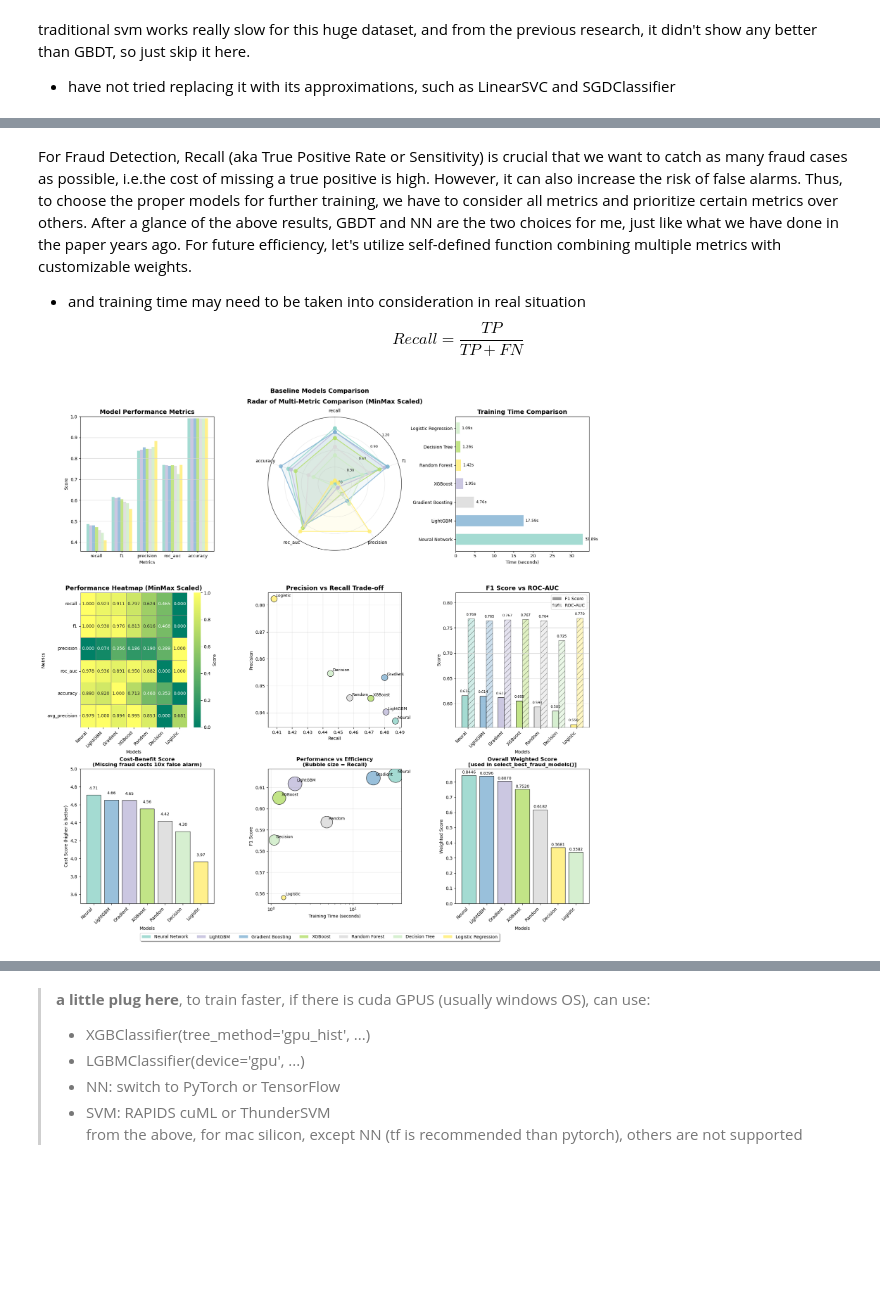
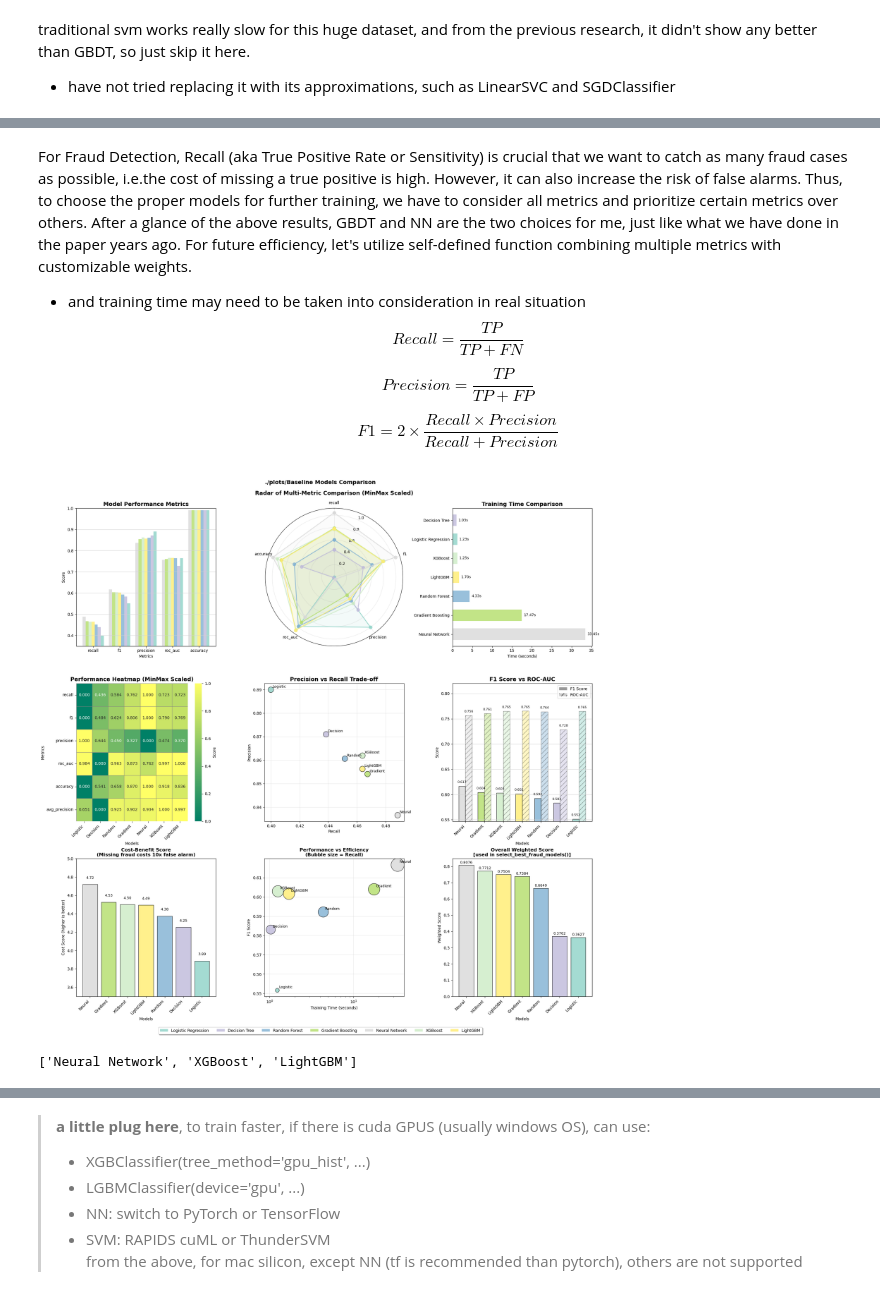
Before and after one commit to YannaCS/Fraud-Detection-By-Machine-Learning, a Jupyter notebook: Modeling.ipynb, the cells around one changed output, grey strips where cells are left out. Cells and saved outputs as stored; diff of their text form; code cells hidden in the pictures; blank space fills up the shorter version.

Commit message:
modeling

```diff
--- a/Modeling.ipynb
+++ b/Modeling.ipynb
@@ -156,6 +156,8 @@ baseline_df.to_csv('Baseline Model Performance.csv')
 For Fraud Detection, Recall (aka True Positive Rate or Sensitivity) is crucial that we want to catch as many fraud cases as possible, i.e.the cost of missing a true positive is high. However, it can also increase the risk of false alarms. Thus, to choose the proper models for further training, we have to consider all metrics and prioritize certain metrics over others. After a glance of the above results, GBDT and NN are the two choices for me, just like what we have done in the paper years ago. For future efficiency, let's utilize self-defined function combining multiple metrics with customizable weights.
 * and training time may need to be taken into consideration in real situation
 $$Recall = \frac{TP}{TP + FN}$$
+$$Precision = \frac{TP}{TP+FP}$$
+$$F1 = 2 \times \frac{Recall \times Precision}{Recall+Precision}$$
 # %%
 baseline_df = pd.read_csv('Baseline Model Performance.csv', index_col=0)
 #baseline_df
@@ -172,6 +172,6 @@ top_models, weighted_score = select_best_fraud_models(baseline_df, top_n=3, weig
 # %%
 from func import plot_model_comparison
 plot_model_comparison(baseline_df, weights = fraud_weights, top_n=3,
-                      figsize=(18, 18), figsave=True, figtitle = 'Baseline Models Comparison')
+                      figsize=(20, 20), figsave=True, figtitle = './plots/Baseline Models Comparison')
 # %% [output]
-[figure, old version]
+[figure, new version]
@@ -177,0 +181,4 @@ plot_model_comparison(baseline_df, weights = fraud_weights, top_n=3,
+# %%
+top_models
+# %% [output]
+['Neural Network', 'XGBoost', 'LightGBM']
```
Also changed, not shown: parts of 44 cells of this notebook, 16 other files.
